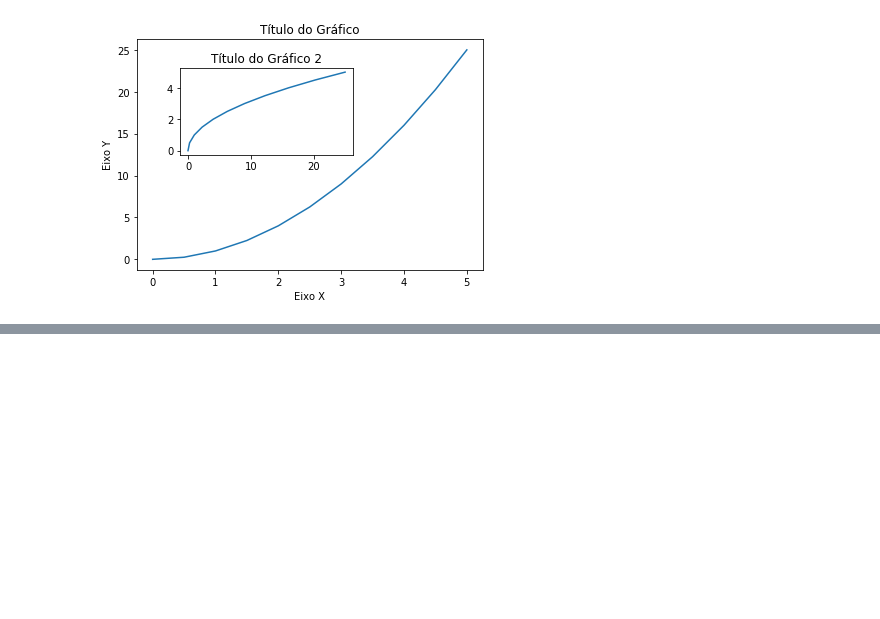
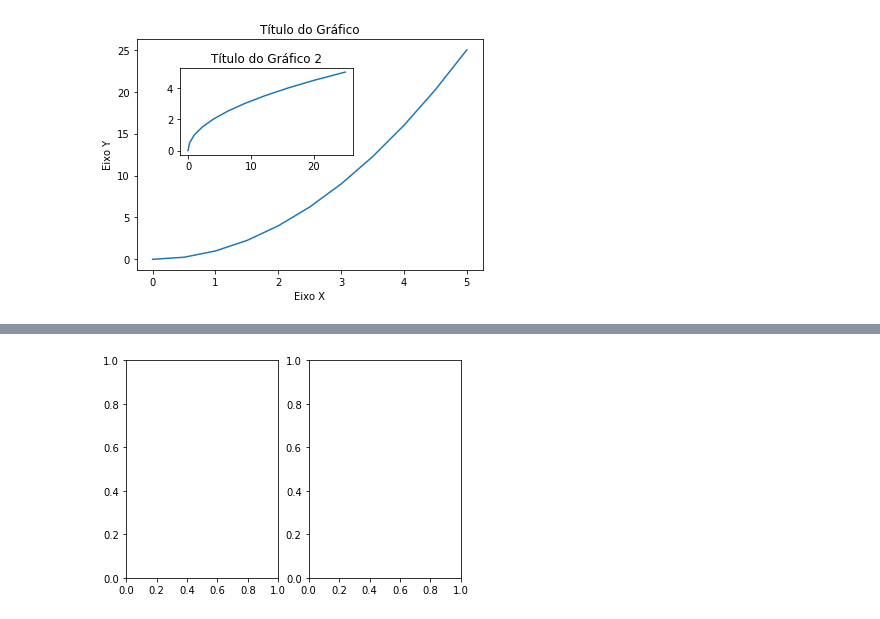
Before and after one commit to paulojuniore/DataScienceStudies, a Jupyter notebook: 3 - Visualização de Dados/Matplotlib/1 - Notação funcional e orientada a objetos.ipynb, the cells around one changed output, grey strips where cells are left out. Drawn from its saved outputs; the diff is of its cells as text; code cells hidden in the pictures; blank space fills up the shorter version.

```diff
--- a/3 - Visualização de Dados/Matplotlib/1 - Notação funcional e orientada a objetos.ipynb
+++ b/3 - Visualização de Dados/Matplotlib/1 - Notação funcional e orientada a objetos.ipynb
@@ -52,0 +63,4 @@ Text(0.5, 1.0, 'Título do Gráfico 2')
+# %%
+fig, ax = plt.subplots(nrows=1, ncols=2)
+# %% [output]
+[figure, added]
```
Also changed, not shown: parts of 6 cells of this notebook, 1 other file.
